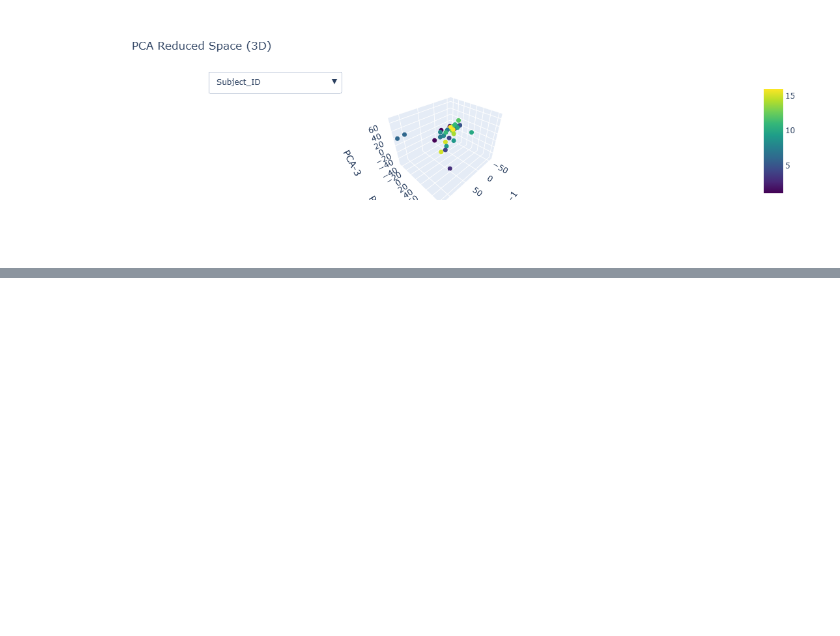
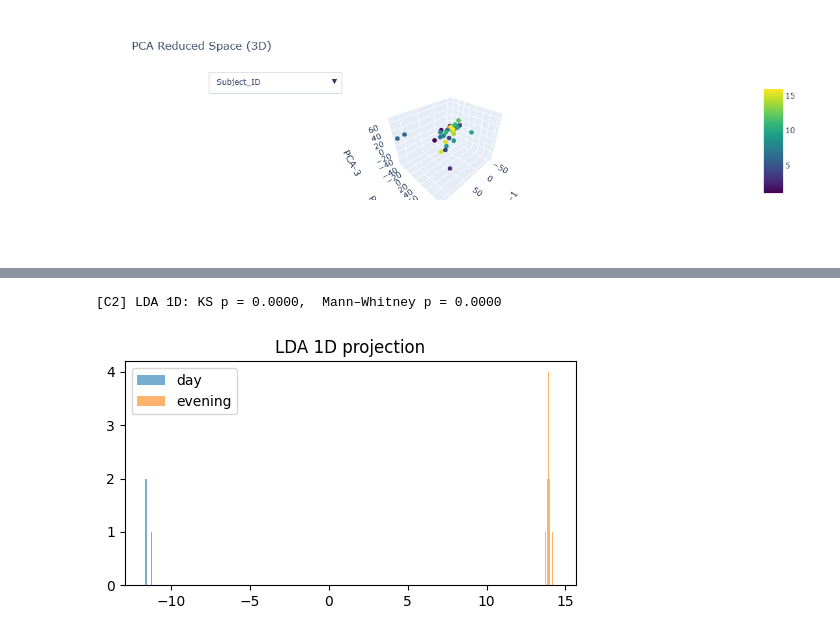
Before and after one commit to Leon-Parepko/EEG-Image-Reconstruction, a Jupyter notebook: Notebooks/Spectral_Analysis/Spectral_Clustering_All(Morlet_PCA).ipynb, the cells around one changed output, grey strips where cells are left out. Cells and saved outputs as stored; diff of their text form; code cells hidden in the pictures; blank space fills up the shorter version.

Commit message:
Add analys to all_morelt_pca

```diff
--- a/Notebooks/Spectral_Analysis/Spectral_Clustering_All(Morlet_PCA).ipynb
+++ b/Notebooks/Spectral_Analysis/Spectral_Clustering_All(Morlet_PCA).ipynb
@@ -648,0 +851,36 @@ fig.show()
+# %%
+resC2 = {}
+
+if mask_day.any() and mask_eve.any():
+    mask_de = (conds == 'day') | (conds == 'evening')
+    Z2 = Z[mask_de]
+    y_bin = (conds[mask_de] == 'evening').astype(int)
+
+    try:
+        lda = LinearDiscriminantAnalysis(solver='eigen', shrinkage='auto')
+        proj = lda.fit_transform(Z2, y_bin).ravel()
+    except Exception as e:
+        print(f"[C2] eigen+shrinkage не сработал ({e}) — fallback to 'svd'")
+        lda = LinearDiscriminantAnalysis(solver='svd')
+        proj = lda.fit_transform(Z2, y_bin).ravel()
+
+    proj_day = proj[y_bin == 0]
+    proj_eve = proj[y_bin == 1]
+
+    stat_ks, p_ks = ks_2samp(proj_day, proj_eve, alternative='two-sided', method='auto')
+    stat_mw, p_mw = mannwhitneyu(proj_day, proj_eve, alternative='two-sided')
+
+    print(f"[C2] LDA 1D: KS p = {p_ks:.4f},  Mann–Whitney p = {p_mw:.4f}")
+    resC2.update(dict(p_ks=float(p_ks), p_mw=float(p_mw)))
+
+    fig = plt.figure(figsize=(5,3))
+    plt.hist(proj_day, bins=30, alpha=0.6, label='day')
+    plt.hist(proj_eve, bins=30, alpha=0.6, label='evening')
+    plt.title('LDA 1D projection'); plt.legend()
+    plt.tight_layout(); plt.show()
+    maybe_save(fig, 'C2_LDA_projection.png')
+else:
+    print("[C2] одна из групп пуста — пропуск.")
+# %% [output]
+[C2] LDA 1D: KS p = 0.0000,  Mann–Whitney p = 0.0000
+[figure, added]
```
Also changed, not shown: parts of 10 cells of this notebook.
